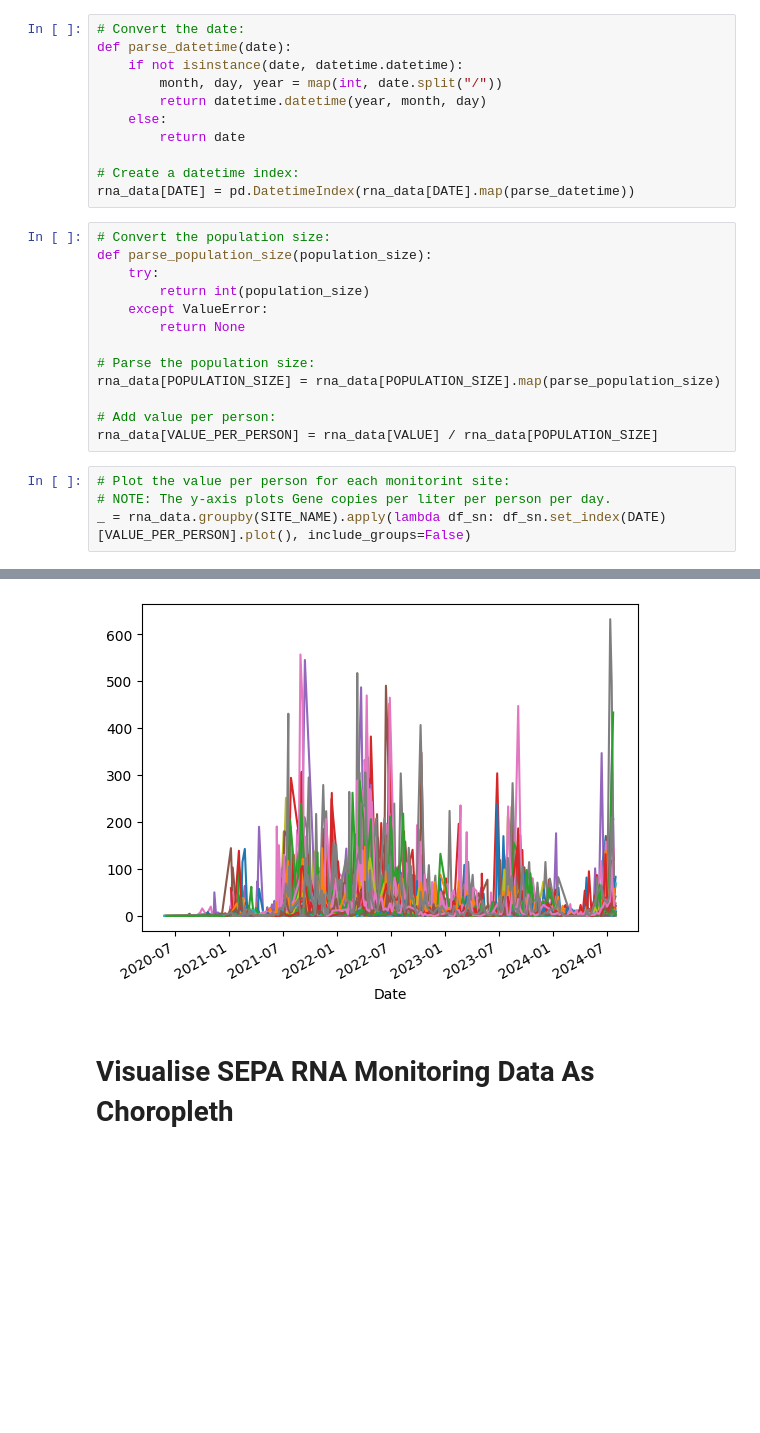
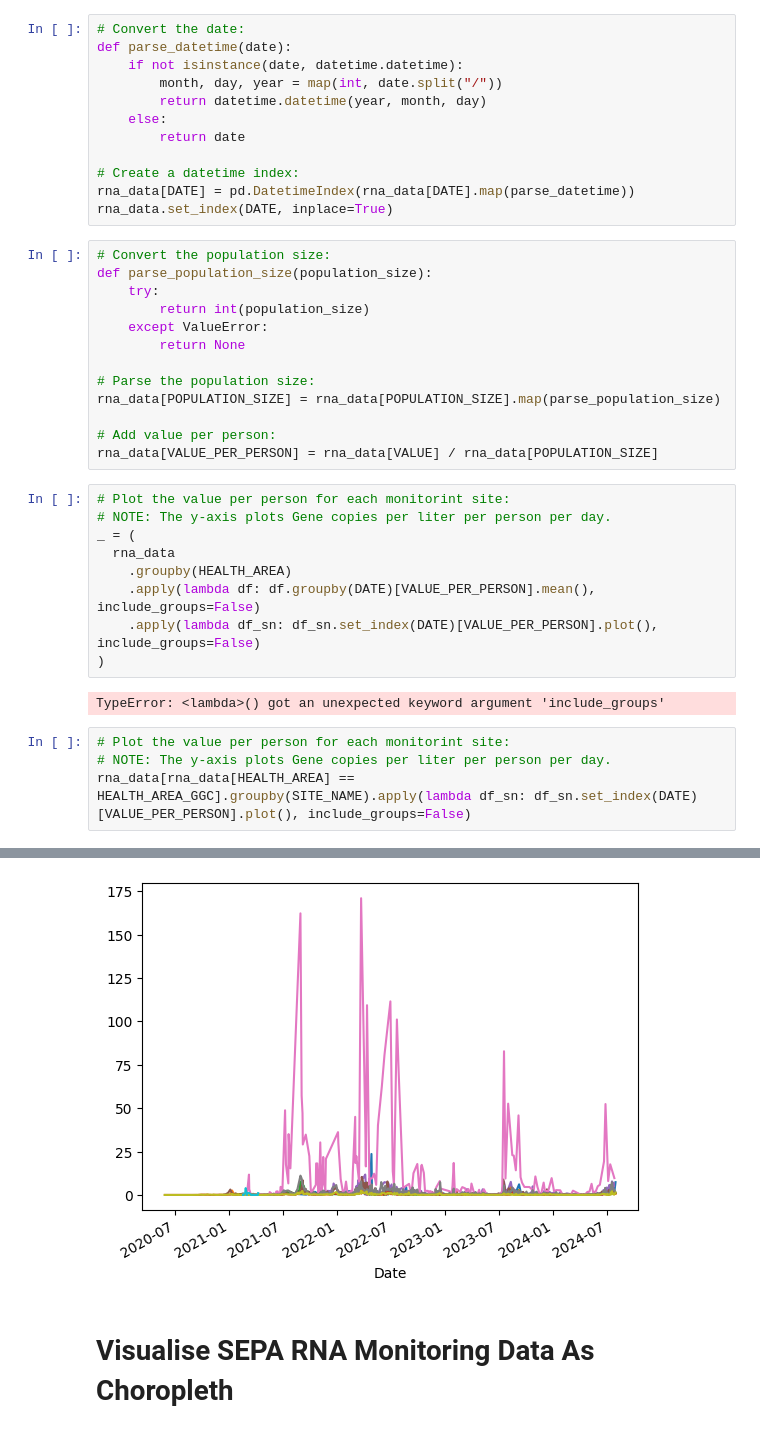
Before and after one commit to wenkokke/COVID-19-Wastewater-Scotland, a Jupyter notebook: WastewaterSevenDayAverageMgc.ipynb, the cells around one changed output, grey strips where cells are left out. Drawn from its saved outputs; the diff is of its cells as text; blank space fills up the shorter version.

```diff
--- a/WastewaterSevenDayAverageMgc.ipynb
+++ b/WastewaterSevenDayAverageMgc.ipynb
@@ -98,6 +98,7 @@ def parse_datetime(date):
 
 # Create a datetime index:
 rna_data[DATE] = pd.DatetimeIndex(rna_data[DATE].map(parse_datetime))
+rna_data.set_index(DATE, inplace=True)
 # %%
 # Convert the population size:
 def parse_population_size(population_size):
@@ -111,8 +112,19 @@ rna_data[POPULATION_SIZE] = rna_data[POPULATION_SIZE].map(parse_population_size)
 
 # Add value per person:
 rna_data[VALUE_PER_PERSON] = rna_data[VALUE] / rna_data[POPULATION_SIZE]
+# %%
+# Plot the value per person for each monitorint site:
+# NOTE: The y-axis plots Gene copies per liter per person per day.
+_ = (
+  rna_data
+    .groupby(HEALTH_AREA)
+    .apply(lambda df: df.groupby(DATE)[VALUE_PER_PERSON].mean(), include_groups=False)
+    .apply(lambda df_sn: df_sn.set_index(DATE)[VALUE_PER_PERSON].plot(), include_groups=False)
+)
+# %% [output]
+TypeError: <lambda>() got an unexpected keyword argument 'include_groups'
 # %%
 # Plot the value per person for each monitorint site:
 # NOTE: The y-axis plots Gene copies per liter per person per day.
-_ = rna_data.groupby(SITE_NAME).apply(lambda df_sn: df_sn.set_index(DATE)[VALUE_PER_PERSON].plot(), include_groups=False)
+rna_data[rna_data[HEALTH_AREA] == HEALTH_AREA_GGC].groupby(SITE_NAME).apply(lambda df_sn: df_sn.set_index(DATE)[VALUE_PER_PERSON].plot(), include_groups=False)
 # %% [output]
@@ -119,4 +143,4 @@ _ = rna_data.groupby(SITE_NAME).apply(lambda df_sn: df_sn.set_index(DATE)[VALUE_
-[figure, old version]
+[figure, new version]
 # %% [markdown]
 # Visualise SEPA RNA Monitoring Data As Choropleth
 # %%
```
Also changed, not shown: parts of 3 cells of this notebook, 2 other files.
